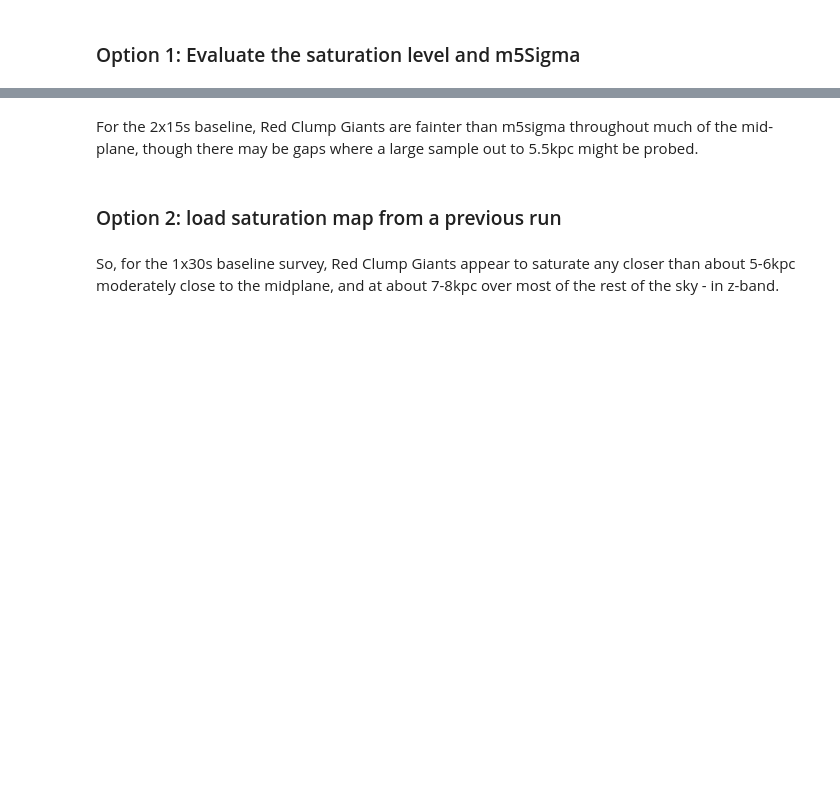
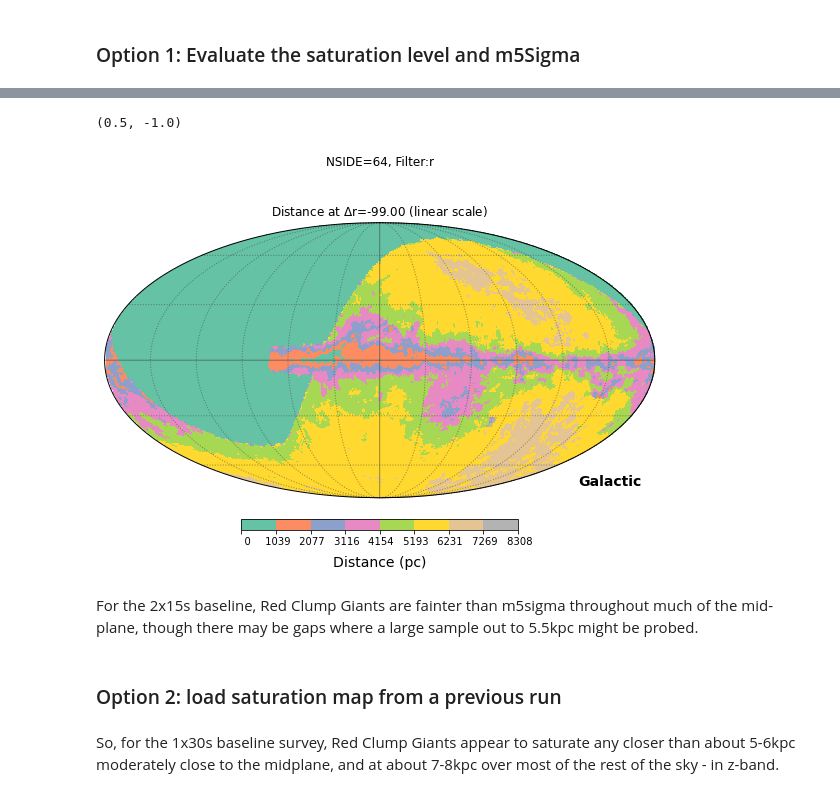
Before and after one commit to ebellm/rubinCadenceScratchWIC, a Jupyter notebook: jupyter/2021-04-06_tryExtinction3D.ipynb, the cells around one changed output, grey strips where cells are left out. Saved outputs shown, nothing was run; the diff lists cells and outputs as text; code cells hidden in the pictures; blank space fills up the shorter version.

Commit message:
Extinction notebook tested on updated Datalab; path to extinction map included in preamble

```diff
--- a/jupyter/2021-04-06_tryExtinction3D.ipynb
+++ b/jupyter/2021-04-06_tryExtinction3D.ipynb
@@ -357,13 +443,25 @@ print(m5sigThis)
 # %%
 # Let's try absolute magnitude M_r = 0.55 (about right for a clump giant)
 M_r = 0.55
 mMinusM_sat = satThis - M_r
 mMinusM_m5sig = m5sigThis - M_r
 
-readExtinction.testDeltamags('r', -99, cmap='Set2', pathMap=pathReddening, dmagVec=mMinusM_sat)
+# title for figure
+suptitl='Distance to median saturation (r) for M_r=%.2f, run %s' % (M_r, nameThis)
+
+# Udpated figure syntax
+readExtinction.testDeltamags('r', -99, cmap='Set2', pathMap=pathReddening,  \
+                                    dmagVec=mMinusM_sat)
+
+plt.gcf().suptitle=suptitl
+
+# readExtinction.testDeltamags('r', -99, cmap='Set2', pathMap=pathReddening, dmagVec=mMinusM_sat)
 
 # Probably should give testDeltamags the ability to accept strings for the supertitle, etc. In the meantime...
-plt.gcf().suptitle('Distance to median saturation (r) for M_r=%.2f, run %s' % (M_r, nameThis))
+#plt.gcf().suptitle('Distance to median saturation (r) for M_r=%.2f, run %s' % (M_r, nameThis))
+# %% [output]
+(0.5, -1.0)
+[figure, added]
 # %%
 # ... or, what about detections in u-band?
 M_u = 2.87
```
Also changed, not shown: parts of 6 cells of this notebook.
